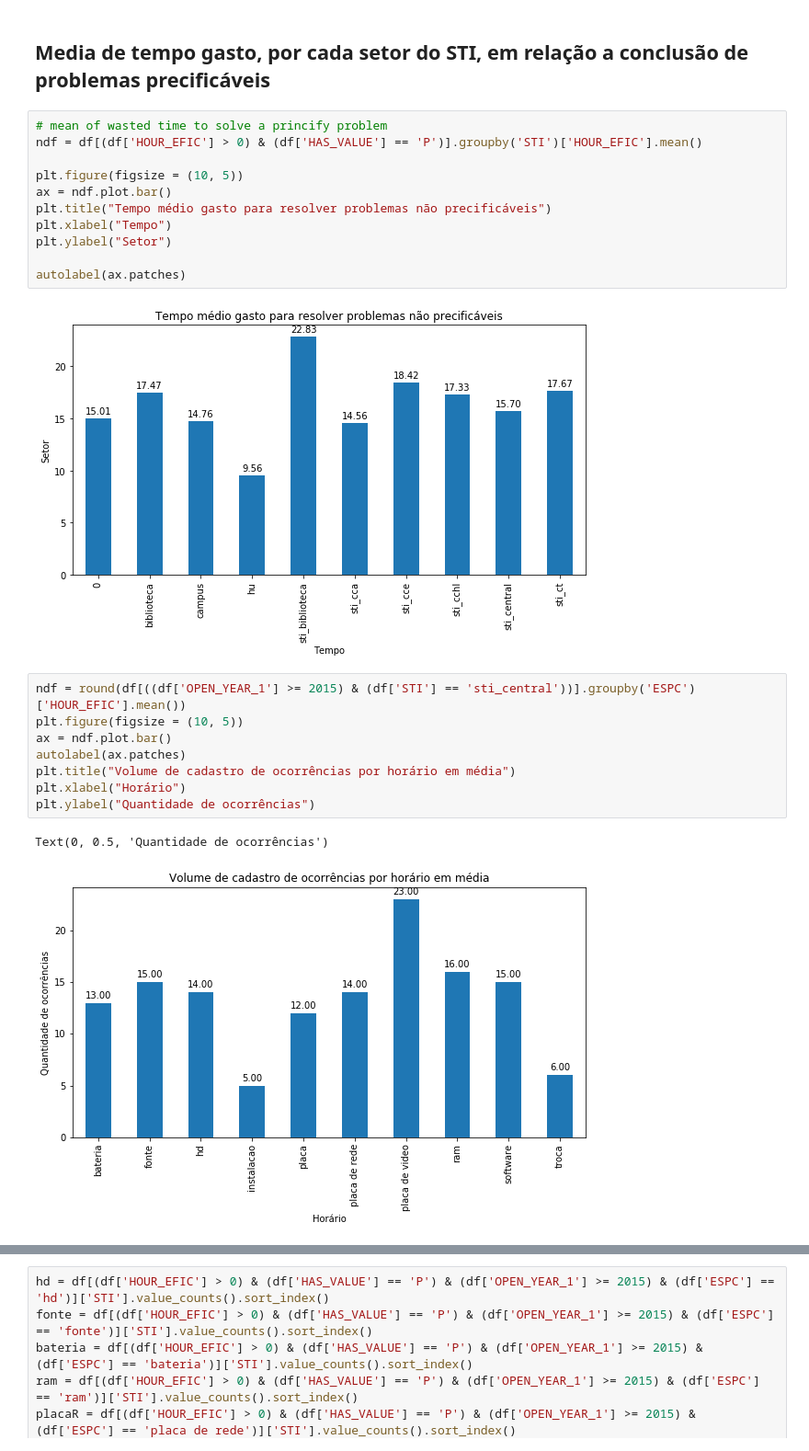
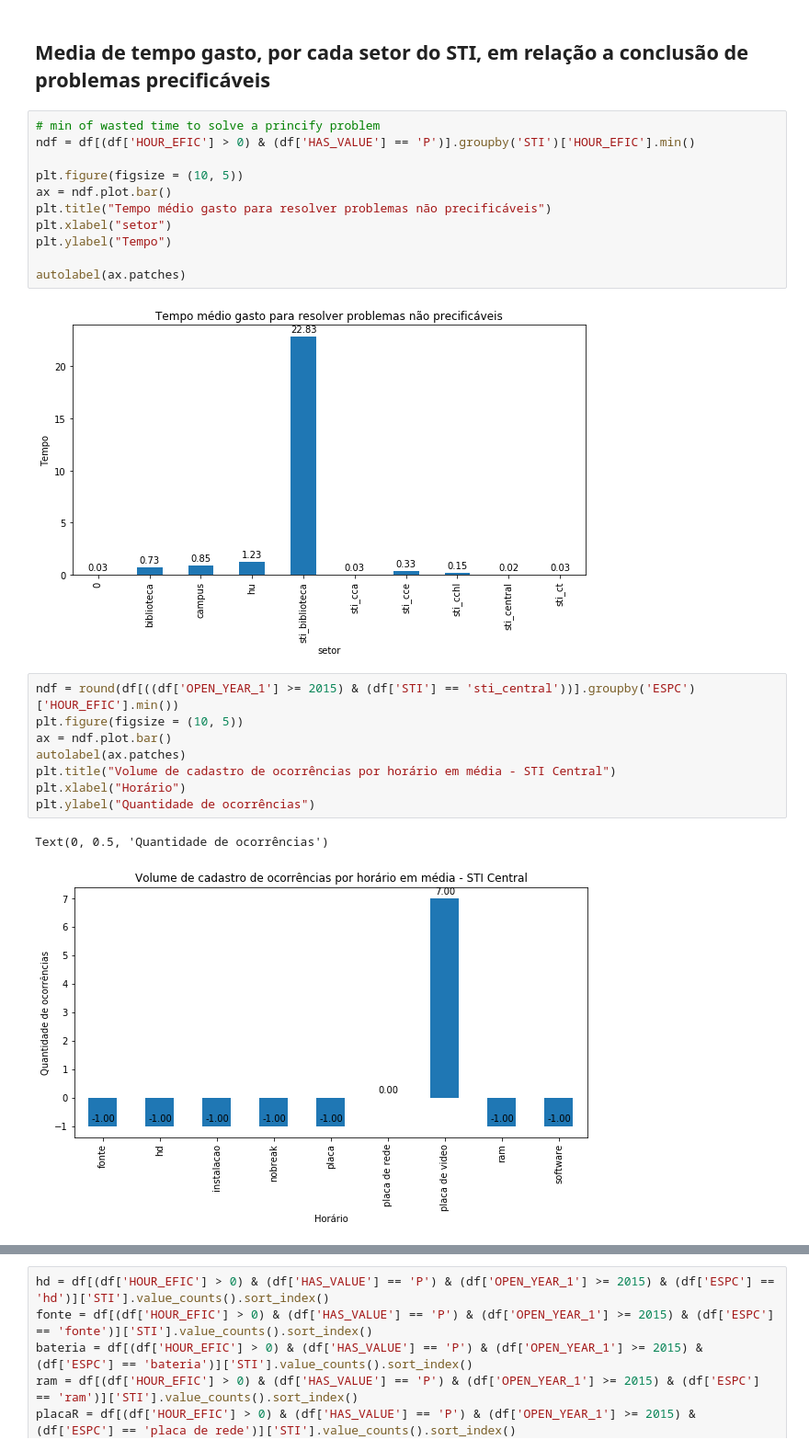
Before and after one commit to VictorCampelo/Ocomon-DS-Project, a Jupyter notebook: FirstOcomonNotebook.ipynb, the cells around one changed output, grey strips where cells are left out. Shown at 92% size. Drawn from its saved outputs; the diff is of its cells as text.

```diff
--- a/FirstOcomonNotebook.ipynb
+++ b/FirstOcomonNotebook.ipynb
@@ -557,29 +627,29 @@ ndf['sti_ct'].plot.bar()
 # %% [markdown]
 ## Media de tempo gasto, por cada setor do STI, em relação a conclusão de problemas precificáveis
 # %%
-# mean of wasted time to solve a princify problem
-ndf = df[(df['HOUR_EFIC'] > 0) & (df['HAS_VALUE'] == 'P')].groupby('STI')['HOUR_EFIC'].mean()
+# min of wasted time to solve a princify problem
+ndf = df[(df['HOUR_EFIC'] > 0) & (df['HAS_VALUE'] == 'P')].groupby('STI')['HOUR_EFIC'].min()
 
 plt.figure(figsize = (10, 5))
 ax = ndf.plot.bar()
 plt.title("Tempo médio gasto para resolver problemas não precificáveis")
-plt.xlabel("Tempo")
-plt.ylabel("Setor")
+plt.xlabel("setor")
+plt.ylabel("Tempo")
 
 autolabel(ax.patches)
 # %% [output]
-[figure, old version]
+[figure, new version]
 # %%
-ndf = round(df[((df['OPEN_YEAR_1'] >= 2015) & (df['STI'] == 'sti_central'))].groupby('ESPC')['HOUR_EFIC'].mean())
+ndf = round(df[((df['OPEN_YEAR_1'] >= 2015) & (df['STI'] == 'sti_central'))].groupby('ESPC')['HOUR_EFIC'].min())
 plt.figure(figsize = (10, 5))
 ax = ndf.plot.bar()
 autolabel(ax.patches)
-plt.title("Volume de cadastro de ocorrências por horário em média")
+plt.title("Volume de cadastro de ocorrências por horário em média - STI Central")
 plt.xlabel("Horário")
 plt.ylabel("Quantidade de ocorrências")
 # %% [output]
 Text(0, 0.5, 'Quantidade de ocorrências')
-[figure, old version]
+[figure, new version]
 # %%
 ndf = round(df[((df['OPEN_YEAR_1'] >= 2015) & (df['STI'] == 'sti_central'))].groupby('ESPC')['ESPC'].count())
 plt.figure(figsize = (10, 5))
```
Also changed, not shown: parts of 65 cells of this notebook.
